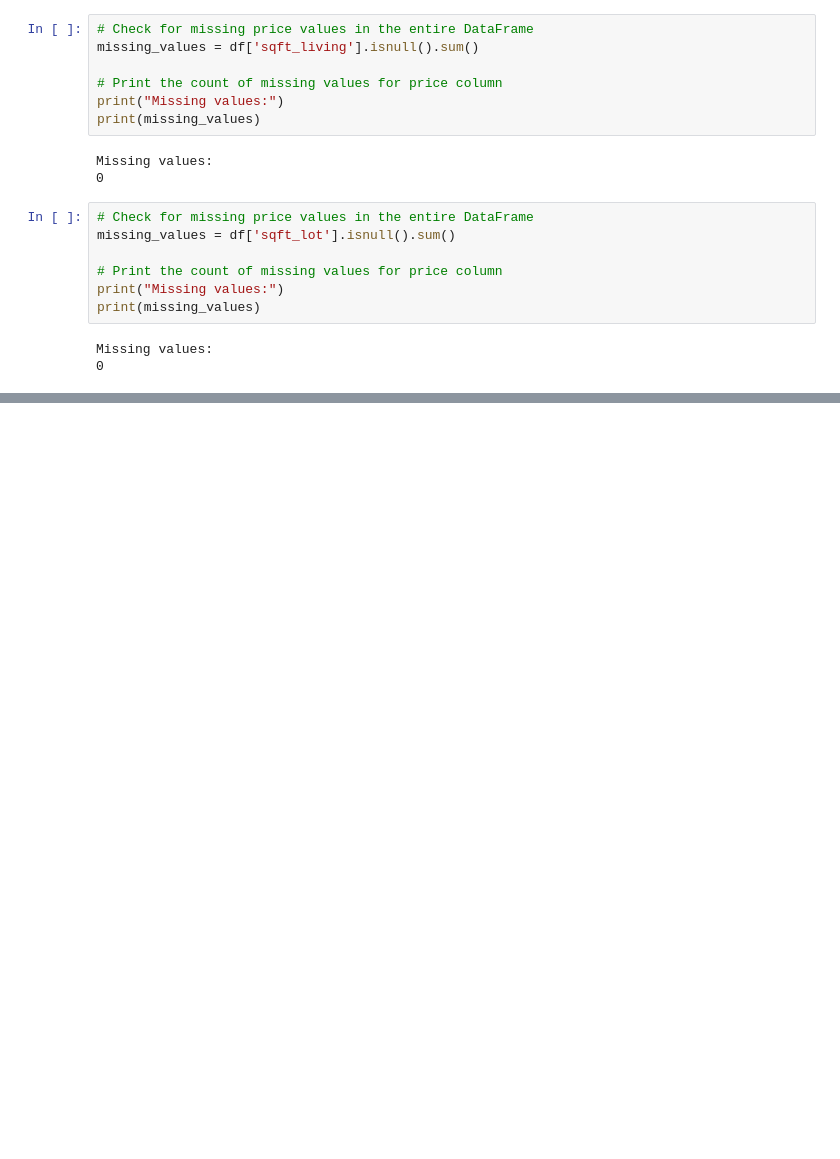
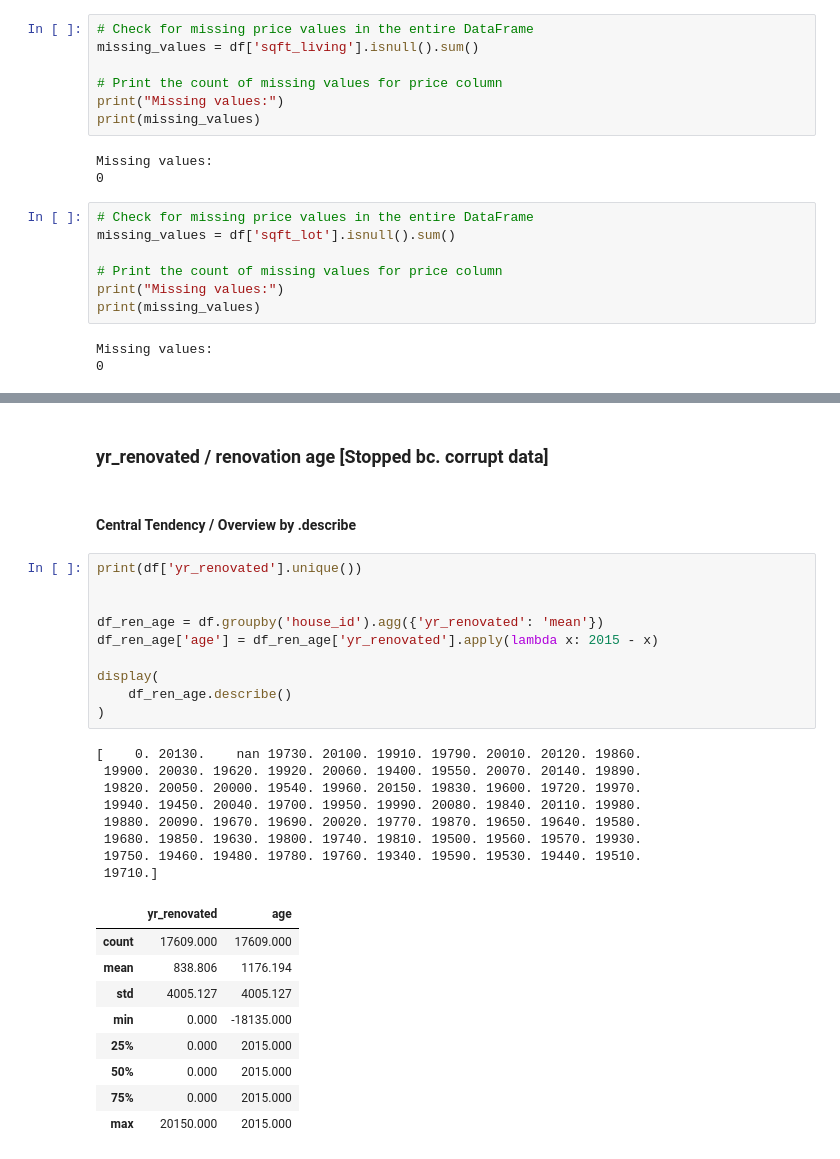
Before and after one commit to StefanK2ff/nf-eda-project, a Jupyter notebook: 1_Basic_Analysis.ipynb, the cells around one changed output, grey strips where cells are left out. Cells and saved outputs as stored; diff of their text form; blank space fills up the shorter version.

```diff
--- a/1_Basic_Analysis.ipynb
+++ b/1_Basic_Analysis.ipynb
@@ -453,0 +512,32 @@ Missing values:
+# %% [markdown]
+### yr_renovated / renovation age [Stopped bc. corrupt data]
+# %% [markdown]
+#### Central Tendency / Overview by .describe
+# %%
+print(df['yr_renovated'].unique())
+
+
+df_ren_age = df.groupby('house_id').agg({'yr_renovated': 'mean'})
+df_ren_age['age'] = df_ren_age['yr_renovated'].apply(lambda x: 2015 - x)
+
+display(
+    df_ren_age.describe()
+)
+# %% [output]
+[    0. 20130.    nan 19730. 20100. 19910. 19790. 20010. 20120. 19860.
+ 19900. 20030. 19620. 19920. 20060. 19400. 19550. 20070. 20140. 19890.
+ 19820. 20050. 20000. 19540. 19960. 20150. 19830. 19600. 19720. 19970.
+ 19940. 19450. 20040. 19700. 19950. 19990. 20080. 19840. 20110. 19980.
+ 19880. 20090. 19670. 19690. 20020. 19770. 19870. 19650. 19640. 19580.
+ 19680. 19850. 19630. 19800. 19740. 19810. 19500. 19560. 19570. 19930.
+ 19750. 19460. 19480. 19780. 19760. 19340. 19590. 19530. 19440. 19510.
+ 19710.]
+|  | yr_renovated | age |
+| count | 17609.000 | 17609.000 |
+| mean | 838.806 | 1176.194 |
+| std | 4005.127 | 4005.127 |
+| min | 0.000 | -18135.000 |
+| 25% | 0.000 | 2015.000 |
+| 50% | 0.000 | 2015.000 |
+| 75% | 0.000 | 2015.000 |
+| max | 20150.000 | 2015.000 |
```
Also changed, not shown: parts of 23 cells of this notebook.
